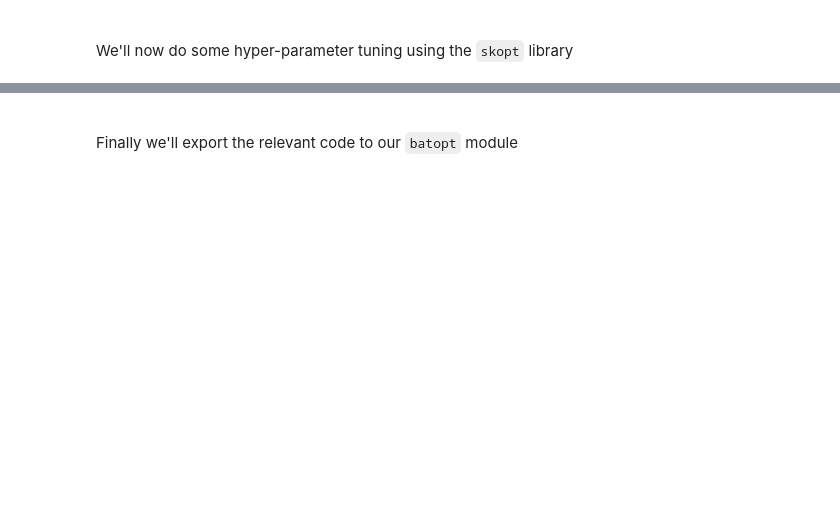
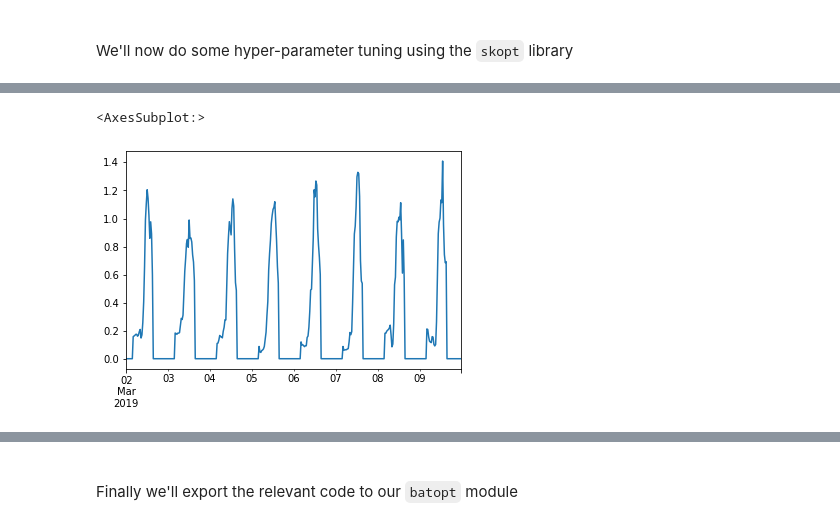
Before and after one commit to AyrtonB/WPD-DS-Challenge, a Jupyter notebook: nbs/06-tuning.ipynb, the cells around one changed output, grey strips where cells are left out. Cells and saved outputs as stored; diff of their text form; code cells hidden in the pictures; blank space fills up the shorter version.

```diff
--- a/nbs/06-tuning.ipynb
+++ b/nbs/06-tuning.ipynb
@@ -479,0 +496,12 @@ evaluate_submission('../data/output/ESAIL_set1.csv', raw_data_dir, intermediate_
+# %%
+charge_opt_model_fp = '../models/charge_opt.sav'
+
+X, y = charge.prepare_training_input_data(intermediate_data_dir, start_hour=5)
+idxs_to_keep = sorted(list(set(X.index) - set(index)))
+X, y = X.loc[idxs_to_keep], y.loc[idxs_to_keep]
+
+charge.fit_and_save_charging_model(X, y, charge_opt_model_fp)
+s_charge_profile = charge.optimise_test_charge_profile(raw_data_dir, intermediate_data_dir, charge_opt_model_fp, index=index)
+
+s_charge_profile.plot()
+# %% [output]
@@ -479,0 +520,2 @@ evaluate_submission('../data/output/ESAIL_set1.csv', raw_data_dir, intermediate_
+<AxesSubplot:>
+[figure, added]
```
Also changed, not shown: parts of 31 cells of this notebook, 1 other file.
